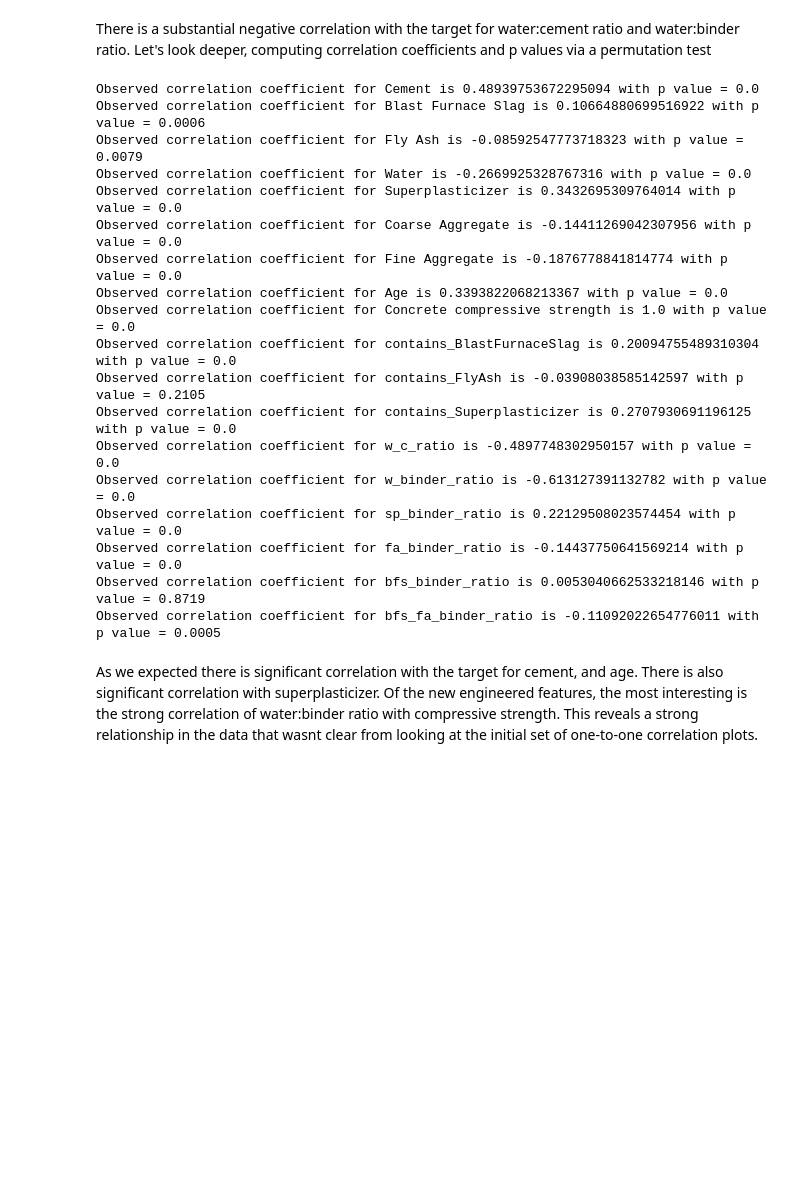
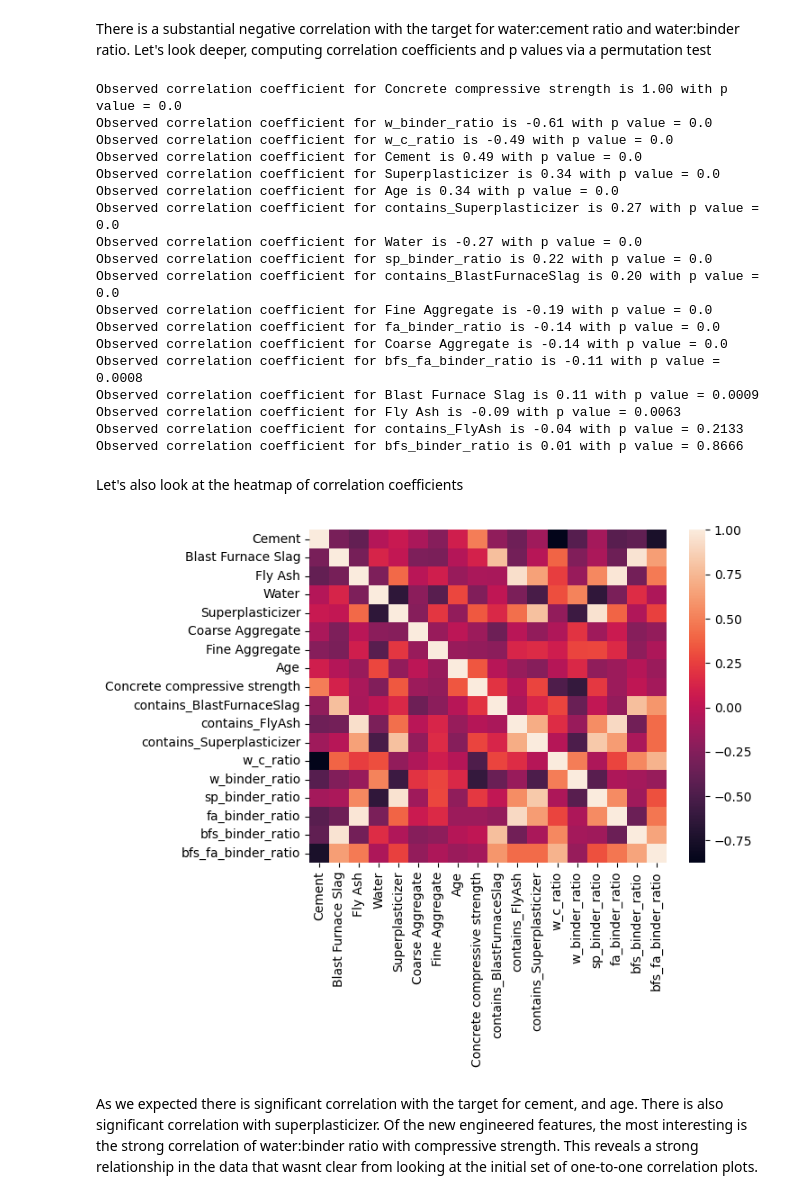
Before and after one commit to adamphil/Springboard-capstone2, a Jupyter notebook: EDA.ipynb, the cells around one changed output. Saved outputs shown, nothing was run; the diff lists cells and outputs as text; code cells hidden in the pictures; blank space fills up the shorter version.

```diff
--- a/EDA.ipynb
+++ b/EDA.ipynb
@@ -137,24 +138,37 @@ def permutation_test(df,feature_column,target_column='Concrete compressive stren
 # %%
+corrs_ps = []
 for col in df.columns:
-    permutation_test(df,col)
+    obs_corr, p = permutation_test(df,col)
+    corrs_ps.append((col,obs_corr,p))
+corrs_ps.sort(key=lambda x: np.abs(x[1]), reverse=True)
+
+for feature_column, obs_corr, p in corrs_ps:
+    print("Observed correlation coefficient for "+ feature_column + f" is {obs_corr:.2f} with p value = " + str(p))
 # %% [output]
-Observed correlation coefficient for Cement is 0.48939753672295094 with p value = 0.0
-Observed correlation coefficient for Blast Furnace Slag is 0.10664880699516922 with p value = 0.0006
-Observed correlation coefficient for Fly Ash is -0.08592547773718323 with p value = 0.0079
-Observed correlation coefficient for Water is -0.2669925328767316 with p value = 0.0
-Observed correlation coefficient for Superplasticizer is 0.3432695309764014 with p value = 0.0
-Observed correlation coefficient for Coarse Aggregate is -0.14411269042307956 with p value = 0.0
-Observed correlation coefficient for Fine Aggregate is -0.1876778841814774 with p value = 0.0
-Observed correlation coefficient for Age is 0.3393822068213367 with p value = 0.0
-Observed correlation coefficient for Concrete compressive strength is 1.0 with p value = 0.0
-Observed correlation coefficient for contains_BlastFurnaceSlag is 0.20094755489310304 with p value = 0.0
-Observed correlation coefficient for contains_FlyAsh is -0.03908038585142597 with p value = 0.2105
-Observed correlation coefficient for contains_Superplasticizer is 0.2707930691196125 with p value = 0.0
-Observed correlation coefficient for w_c_ratio is -0.4897748302950157 with p value = 0.0
-Observed correlation coefficient for w_binder_ratio is -0.613127391132782 with p value = 0.0
-Observed correlation coefficient for sp_binder_ratio is 0.22129508023574454 with p value = 0.0
-Observed correlation coefficient for fa_binder_ratio is -0.14437750641569214 with p value = 0.0
-Observed correlation coefficient for bfs_binder_ratio is 0.0053040662533218146 with p value = 0.8719
-Observed correlation coefficient for bfs_fa_binder_ratio is -0.11092022654776011 with p value = 0.0005
+Observed correlation coefficient for Concrete compressive strength is 1.00 with p value = 0.0
+Observed correlation coefficient for w_binder_ratio is -0.61 with p value = 0.0
+Observed correlation coefficient for w_c_ratio is -0.49 with p value = 0.0
+Observed correlation coefficient for Cement is 0.49 with p value = 0.0
+Observed correlation coefficient for Superplasticizer is 0.34 with p value = 0.0
+Observed correlation coefficient for Age is 0.34 with p value = 0.0
+Observed correlation coefficient for contains_Superplasticizer is 0.27 with p value = 0.0
+Observed correlation coefficient for Water is -0.27 with p value = 0.0
+Observed correlation coefficient for sp_binder_ratio is 0.22 with p value = 0.0
+Observed correlation coefficient for contains_BlastFurnaceSlag is 0.20 with p value = 0.0
+Observed correlation coefficient for Fine Aggregate is -0.19 with p value = 0.0
+Observed correlation coefficient for fa_binder_ratio is -0.14 with p value = 0.0
+Observed correlation coefficient for Coarse Aggregate is -0.14 with p value = 0.0
+Observed correlation coefficient for bfs_fa_binder_ratio is -0.11 with p value = 0.0008
+Observed correlation coefficient for Blast Furnace Slag is 0.11 with p value = 0.0009
+Observed correlation coefficient for Fly Ash is -0.09 with p value = 0.0063
+Observed correlation coefficient for contains_FlyAsh is -0.04 with p value = 0.2133
+Observed correlation coefficient for bfs_binder_ratio is 0.01 with p value = 0.8666
+# %% [markdown]
+Let's also look at the heatmap of correlation coefficients
+# %%
+sns.heatmap(df.corr())
+plt.show()
+# %% [output]
+[figure, added]
 # %% [markdown]
 As we expected there is significant correlation with the target for cement, and age. There is also significant correlation with superplasticizer. Of the new engineered features, the most interesting is the strong correlation of water:binder ratio with compressive strength. This reveals a strong relationship in the data that wasnt clear from looking at the initial set of one-to-one correlation plots.
```
Also changed, not shown: parts of 3 cells of this notebook.
